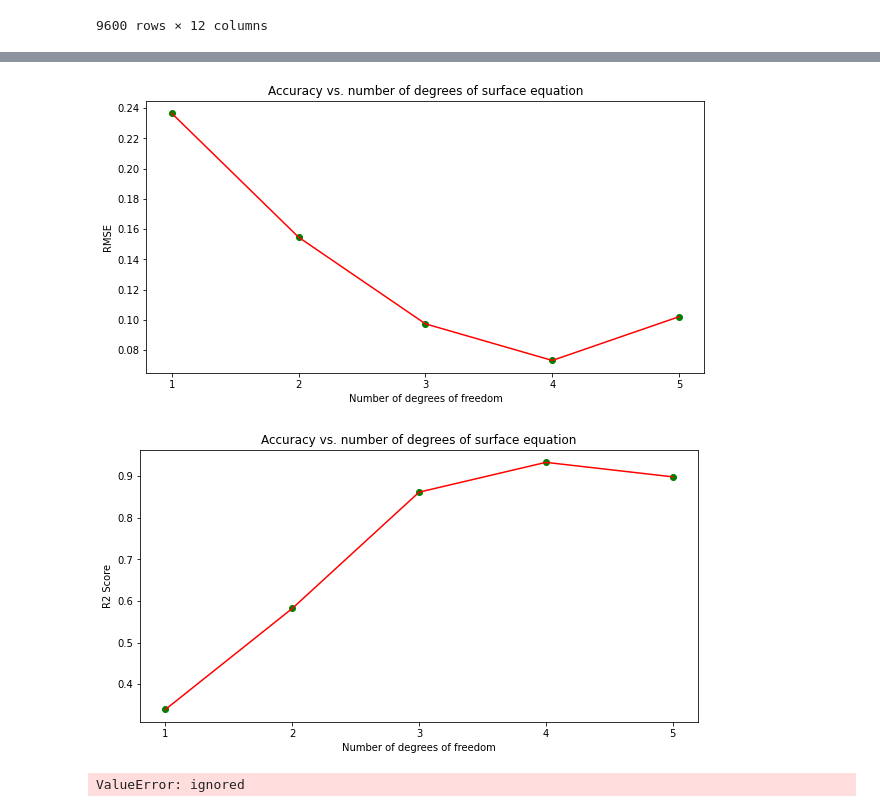
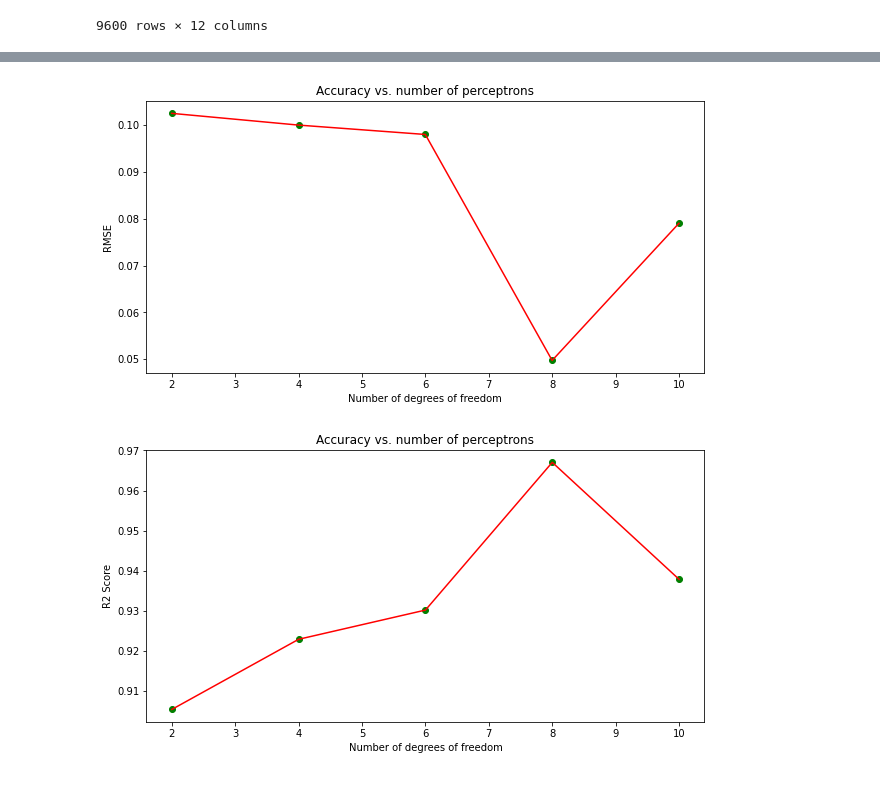
Before and after one commit to mtareqsoliman/msthesis, a Jupyter notebook: 2ANN_11132022.ipynb, the cells around one changed output, grey strips where cells are left out. Drawn from its saved outputs; the diff is of its cells as text; code cells hidden in the pictures.

```diff
--- a/2ANN_11132022.ipynb
+++ b/2ANN_11132022.ipynb
@@ -351,83 +397,39 @@ Model is set from [-1,1] range only
 # %%
-number_degrees = [1,2,3,4,5]
+number_layers = [2,3,4,5,6,7,8]
+number_perceptrons = [2,4,6,8,10]
 plt_mean_squared_error = []
 plt_r2_score = []
 X_train, X_test, y_train, y_test = train_test_split(x_values, y_values, train_size=0.7, test_size=0.3, random_state=2022)
 
-for dgr in number_degrees:
-    poly_model = PolynomialFeatures(degree=dgr)
-    poly_x_train = poly_model.fit_transform(X_train)
-    poly_x_test = poly_model.fit_transform(X_test)
-    #[1, a, b, a^2, ab, b^2]
-    poly_model.fit(poly_x_train, y_train)
-    regression_model = LinearRegression()
-    regression_model.fit(poly_x_train, y_train)
-    y_test_pred = regression_model.predict(poly_x_test)
-    r2 = r2_score(y_test_pred, y_test)
+for nprcptrn in number_perceptrons:
+
+    regr = MLPRegressor(hidden_layer_sizes=(nprcptrn,3),solver='lbfgs', alpha=0.1, random_state=2022,max_iter=2000)
+    regr.fit(X_train, y_train)
+
+    y_train_pred = regr.predict(X_train)
+    y_test_pred = regr.predict(X_test)
 
     plt_mean_squared_error.append(mean_squared_error(y_test, y_test_pred, squared=False))
-    plt_r2_score.append(r2)
+    plt_r2_score.append(r2_score(np.exp(y_test), np.exp(y_test_pred)))
 
 
 fig,ax = plt.subplots(figsize=(10,5))
-ax.scatter(number_degrees,plt_mean_squared_error, color="green")
-ax.plot(number_degrees,plt_mean_squared_error, color="red")
+ax.scatter(number_perceptrons,plt_mean_squared_error, color="green")
+ax.plot(number_perceptrons,plt_mean_squared_error, color="red")
 ax.xaxis.get_major_locator().set_params(integer=True)
 ax.set_xlabel('Number of degrees of freedom')
 ax.set_ylabel('RMSE')
-ax.set_title('Accuracy vs. number of degrees of surface equation')
+ax.set_title('Accuracy vs. number of perceptrons')
 
 fig,ax = plt.subplots(figsize=(10,5))
-ax.scatter(number_degrees,plt_r2_score, color="green")
-ax.plot(number_degrees,plt_r2_score, color="red")
+ax.scatter(number_perceptrons,plt_r2_score, color="green")
+ax.plot(number_perceptrons,plt_r2_score, color="red")
 ax.xaxis.get_major_locator().set_params(integer=True)
 ax.set_xlabel('Number of degrees of freedom')
 ax.set_ylabel('R2 Score')
-ax.set_title('Accuracy vs. number of degrees of surface equation')
+ax.set_title('Accuracy vs. number of perceptrons')
 
 fig.show()
 # %% [output]
-[figure, old version]
+[figure, new version]
-[figure, old version]
+[figure, new version]
-# %%
-from sklearn.linear_model import LogisticRegression
-
-number_degrees = [1,2,3,4,5]
-plt_mean_squared_error = []
-plt_r2_score = []
-X_train, X_test, y_train, y_test = train_test_split(x_values, y_values, train_size=0.7, test_size=0.3, random_state=2022)
-
-for dgr in number_degrees:
-    poly_model = PolynomialFeatures(degree=dgr)
-    poly_x_train = poly_model.fit_transform(X_train)
-    poly_x_test = poly_model.fit_transform(X_test)
-    #[1, a, b, a^2, ab, b^2]
-    poly_model.fit(poly_x_train, y_train)
-    regression_model = LogisticRegression()
-    regression_model.fit(X_train, y_train)
-    y_test_pred = regression_model.predict(poly_x_test)
-    r2 = r2_score(y_test, y_test_pred)
-
-    plt_mean_squared_error.append(mean_squared_error(y_test, y_test_pred, squared=False))
-    plt_r2_score.append(r2)
-
-
-fig,ax = plt.subplots(figsize=(10,5))
-ax.scatter(number_degrees,plt_mean_squared_error, color="green")
-ax.plot(number_degrees,plt_mean_squared_error, color="red")
-ax.xaxis.get_major_locator().set_params(integer=True)
-ax.set_xlabel('Number of degrees of freedom')
-ax.set_ylabel('RMSE')
-ax.set_title('Accuracy vs. number of degrees of surface equation')
-
-fig,ax = plt.subplots(figsize=(10,5))
-ax.scatter(number_degrees,plt_r2_score, color="green")
-ax.plot(number_degrees,plt_r2_score, color="red")
-ax.xaxis.get_major_locator().set_params(integer=True)
-ax.set_xlabel('Number of degrees of freedom')
-ax.set_ylabel('R2 Score')
-ax.set_title('Accuracy vs. number of degrees of surface equation')
-
-fig.show()
-# %% [output]
-ValueError: ignored
```
Also changed, not shown: parts of 21 cells of this notebook.
